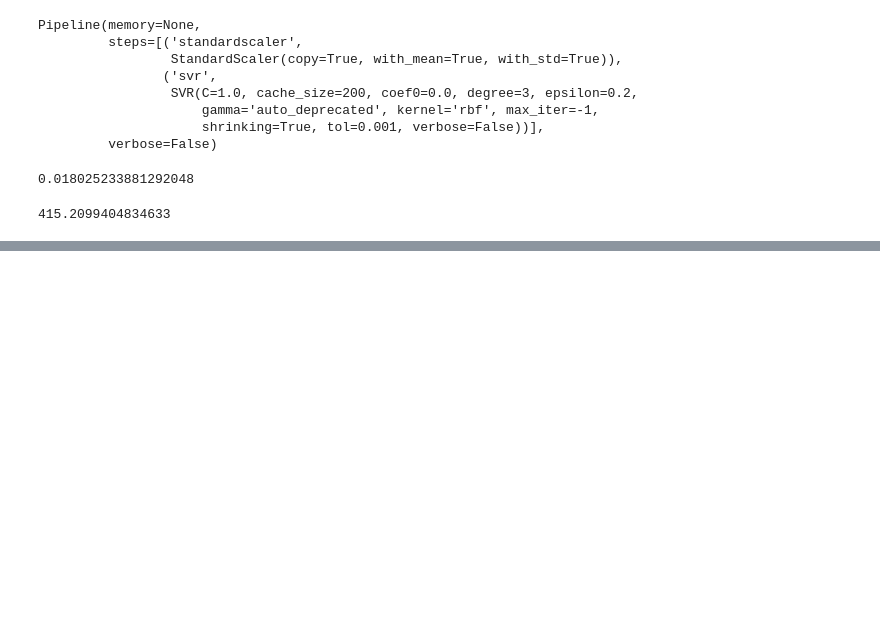
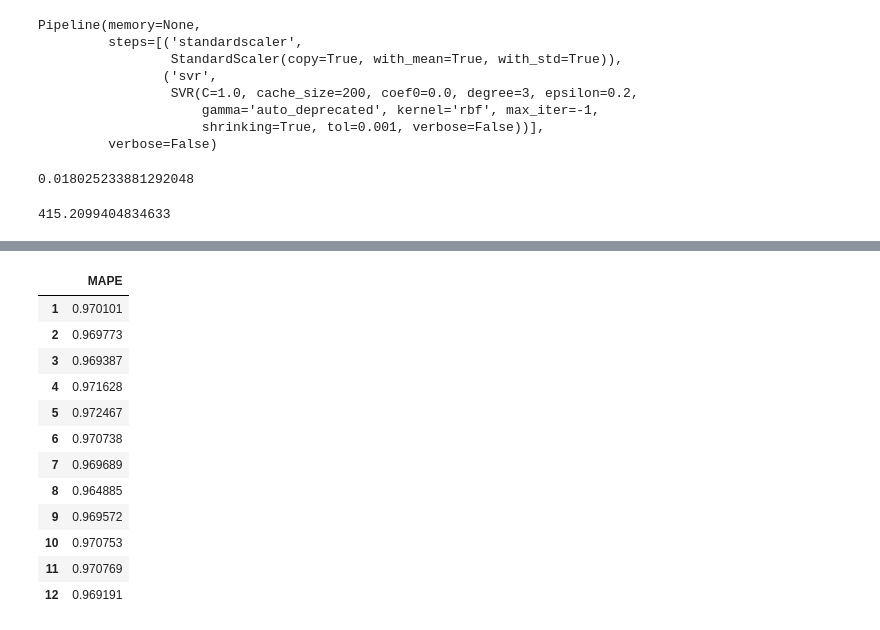
Before and after one commit to dnfl5345/NHshopContest_PNU, a Jupyter notebook: test_1.ipynb, the cells around one changed output, grey strips where cells are left out. Saved outputs shown, nothing was run; the diff lists cells and outputs as text; code cells hidden in the pictures; blank space fills up the shorter version.

```diff
--- a/test_1.ipynb
+++ b/test_1.ipynb
@@ -249,0 +302,16 @@ mean_absolute_percentage_error(y_test_june, svm_predicted)
+# %%
+df
+# %% [output]
+|  | MAPE |
+| 1 | 0.970101 |
+| 2 | 0.969773 |
+| 3 | 0.969387 |
+| 4 | 0.971628 |
+| 5 | 0.972467 |
+| 6 | 0.970738 |
+| 7 | 0.969689 |
+| 8 | 0.964885 |
+| 9 | 0.969572 |
+| 10 | 0.970753 |
+| 11 | 0.970769 |
+| 12 | 0.969191 |
```
Also changed, not shown: parts of 11 cells of this notebook, 1 other file.
